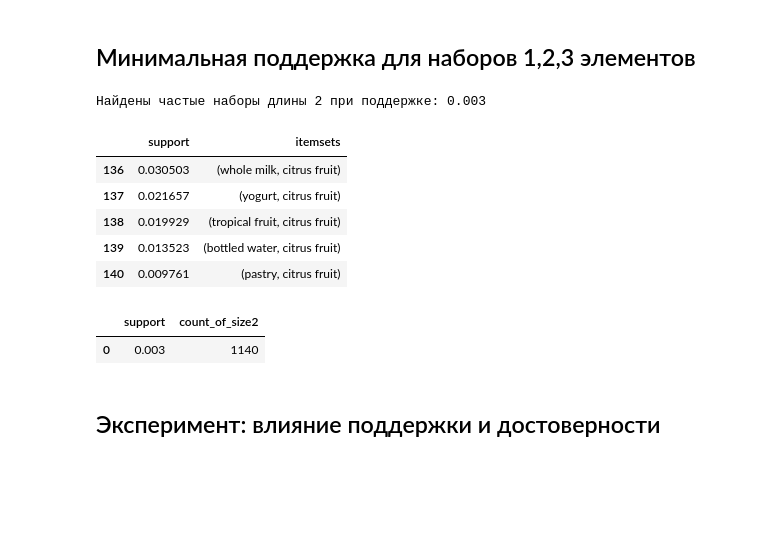
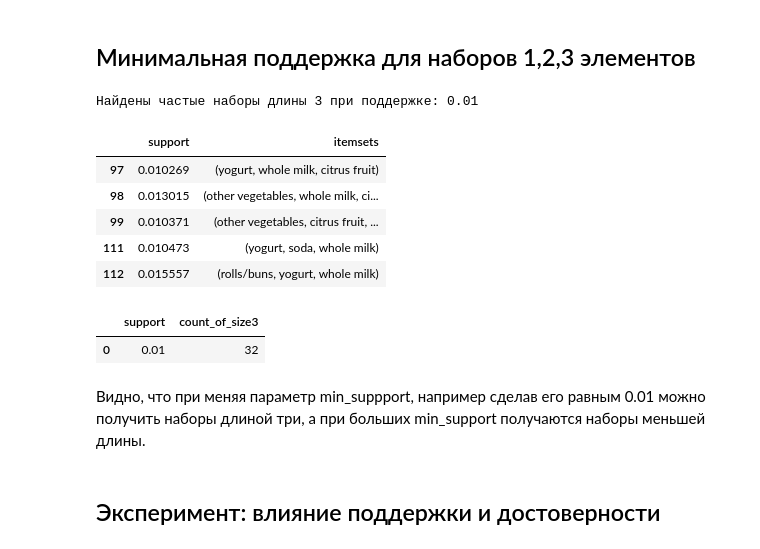
Before and after one commit to Niknet19/ML, a Jupyter notebook: lab2_1.ipynb, the cells around one changed output. Cells and saved outputs as stored; diff of their text form; code cells hidden in the pictures; blank space fills up the shorter version.

```diff
--- a/lab2_1.ipynb
+++ b/lab2_1.ipynb
@@ -316,42 +316,44 @@ plt.show()
 # %%
 from mlxtend.frequent_patterns import fpgrowth
 
-min_sup = 0.003
+min_sup = 0.01
 step = 0.05
-target_size = 2
+target_size = 3
 
 found = False
 results = []
 
 while min_sup > 0:
     df_temp = fpgrowth(data, min_support=min_sup, use_colnames=True)
 
     df_size3 = df_temp[df_temp['itemsets'].apply(lambda x: len(x) == target_size)]
 
     results.append([min_sup, len(df_size3)])
 
     if len(df_size3) > 0:
         print(f"Найдены частые наборы длины {target_size} при поддержке: {min_sup}")
         display(df_size3.head())
         found = True
         break
 
     min_sup -= step
 
 if not found:
     print(f"наборы длины {target_size} не найдены.")
 
 pd.DataFrame(results, columns=["support", f"count_of_size{target_size}"])
 # %% [output]
-Найдены частые наборы длины 2 при поддержке: 0.003
+Найдены частые наборы длины 3 при поддержке: 0.01
 |  | support | itemsets |
-| 136 | 0.030503 | (whole milk, citrus fruit) |
-| 137 | 0.021657 | (yogurt, citrus fruit) |
-| 138 | 0.019929 | (tropical fruit, citrus fruit) |
-| 139 | 0.013523 | (bottled water, citrus fruit) |
-| 140 | 0.009761 | (pastry, citrus fruit) |
+| 97 | 0.010269 | (yogurt, whole milk, citrus fruit) |
+| 98 | 0.013015 | (other vegetables, whole milk, ci... |
+| 99 | 0.010371 | (other vegetables, citrus fruit, ... |
+| 111 | 0.010473 | (yogurt, soda, whole milk) |
+| 112 | 0.015557 | (rolls/buns, yogurt, whole milk) |
-|  | support | count_of_size2 |
-| 0 | 0.003 | 1140 |
+|  | support | count_of_size3 |
+| 0 | 0.01 | 32 |
+# %% [markdown]
+Видно, что при меняя параметр min_suppport, например сделав его равным 0.01 можно получить наборы длиной три, а при больших min_support получаются наборы меньшей длины.
 # %% [markdown]
 ## Эксперимент: влияние поддержки и достоверности
 # %%
```
Also changed, not shown: parts of 1 cell of this notebook.
